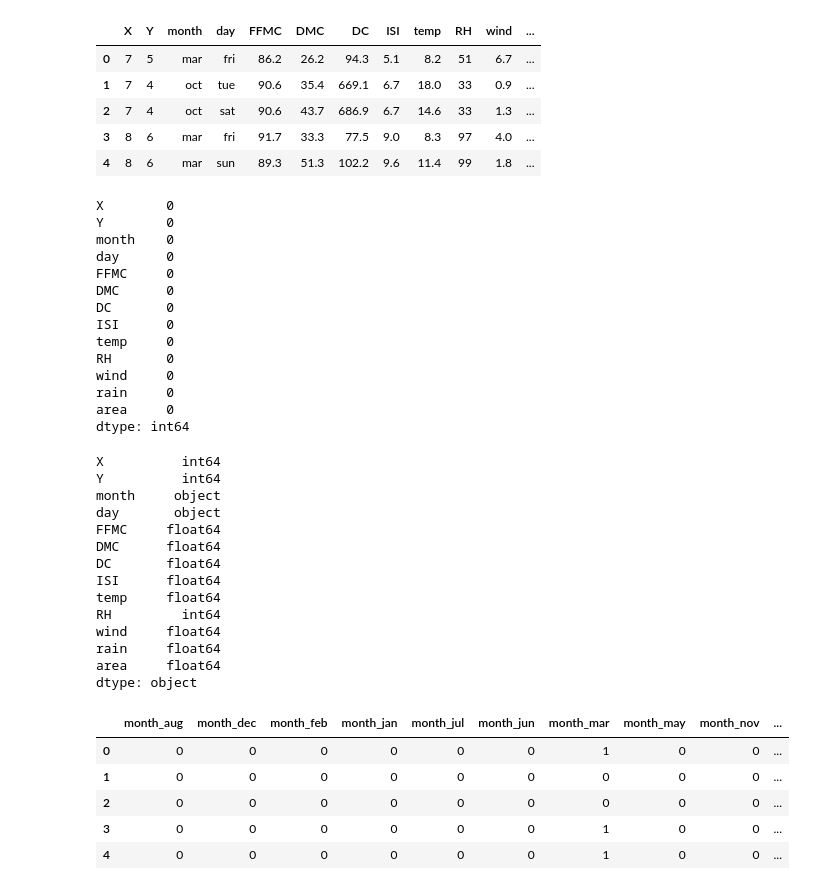
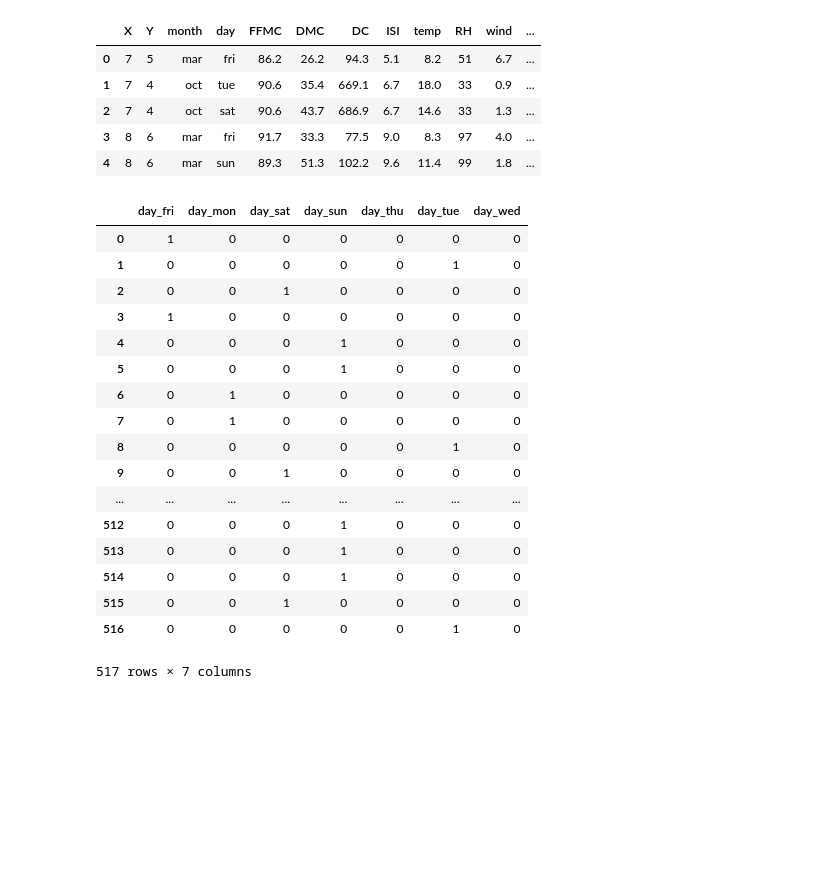
Before and after one commit to ga-curriculum/lesson-feature-engineering, a Jupyter notebook: solution-code/solution-code.ipynb, the cells around one changed output. Cells and saved outputs as stored; diff of their text form; code cells hidden in the pictures; blank space fills up the shorter version.

```diff
--- a/solution-code/solution-code.ipynb
+++ b/solution-code/solution-code.ipynb
@@ -312,46 +297,24 @@ fires.head()
 | 2 | 7 | 4 | oct | sat | 90.6 | 43.7 | 686.9 | 6.7 | 14.6 | 33 | 1.3 | ... |
 | 3 | 8 | 6 | mar | fri | 91.7 | 33.3 | 77.5 | 9.0 | 8.3 | 97 | 4.0 | ... |
 | 4 | 8 | 6 | mar | sun | 89.3 | 51.3 | 102.2 | 9.6 | 11.4 | 99 | 1.8 | ... |
-# %%
-fires.isnull().sum()
-# %% [output]
-X        0
-Y        0
-month    0
-day      0
-FFMC     0
-DMC      0
-DC       0
-ISI      0
-temp     0
-RH       0
-wind     0
-rain     0
-area     0
-dtype: int64
-# %%
-fires.dtypes
-# %% [output]
-X          int64
-Y          int64
-month     object
-day       object
-FFMC     float64
-DMC      float64
-DC       float64
-ISI      float64
-temp     float64
-RH         int64
-wind     float64
-rain     float64
-area     float64
-dtype: object
 # %%
-pd.get_dummies(fires[['month']], drop_first=True).head()
+pd.get_dummies(fires[['day']])
 # %% [output]
-|  | month_aug | month_dec | month_feb | month_jan | month_jul | month_jun | month_mar | month_may | month_nov | ... |
-| 0 | 0 | 0 | 0 | 0 | 0 | 0 | 1 | 0 | 0 | ... |
-| 1 | 0 | 0 | 0 | 0 | 0 | 0 | 0 | 0 | 0 | ... |
-| 2 | 0 | 0 | 0 | 0 | 0 | 0 | 0 | 0 | 0 | ... |
-| 3 | 0 | 0 | 0 | 0 | 0 | 0 | 1 | 0 | 0 | ... |
-| 4 | 0 | 0 | 0 | 0 | 0 | 0 | 1 | 0 | 0 | ... |
+|  | day_fri | day_mon | day_sat | day_sun | day_thu | day_tue | day_wed |
+| 0 | 1 | 0 | 0 | 0 | 0 | 0 | 0 |
+| 1 | 0 | 0 | 0 | 0 | 0 | 1 | 0 |
+| 2 | 0 | 0 | 1 | 0 | 0 | 0 | 0 |
+| 3 | 1 | 0 | 0 | 0 | 0 | 0 | 0 |
+| 4 | 0 | 0 | 0 | 1 | 0 | 0 | 0 |
+| 5 | 0 | 0 | 0 | 1 | 0 | 0 | 0 |
+| 6 | 0 | 1 | 0 | 0 | 0 | 0 | 0 |
+| 7 | 0 | 1 | 0 | 0 | 0 | 0 | 0 |
+| 8 | 0 | 0 | 0 | 0 | 0 | 1 | 0 |
+| 9 | 0 | 0 | 1 | 0 | 0 | 0 | 0 |
+| ... | ... | ... | ... | ... | ... | ... | ... |
+| 512 | 0 | 0 | 0 | 1 | 0 | 0 | 0 |
+| 513 | 0 | 0 | 0 | 1 | 0 | 0 | 0 |
+| 514 | 0 | 0 | 0 | 1 | 0 | 0 | 0 |
+| 515 | 0 | 0 | 1 | 0 | 0 | 0 | 0 |
+| 516 | 0 | 0 | 0 | 0 | 0 | 1 | 0 |
+517 rows × 7 columns
```
Also changed, not shown: parts of 46 cells of this notebook.
